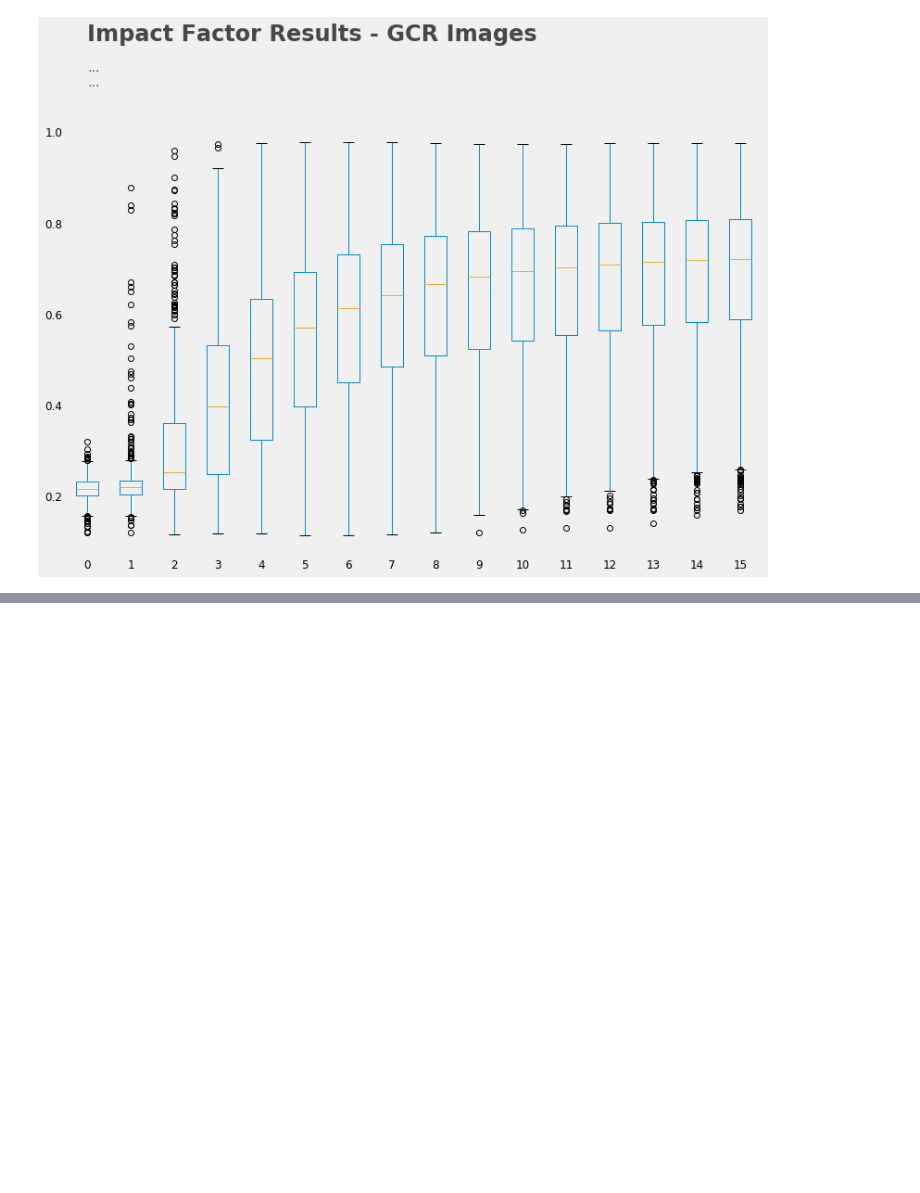
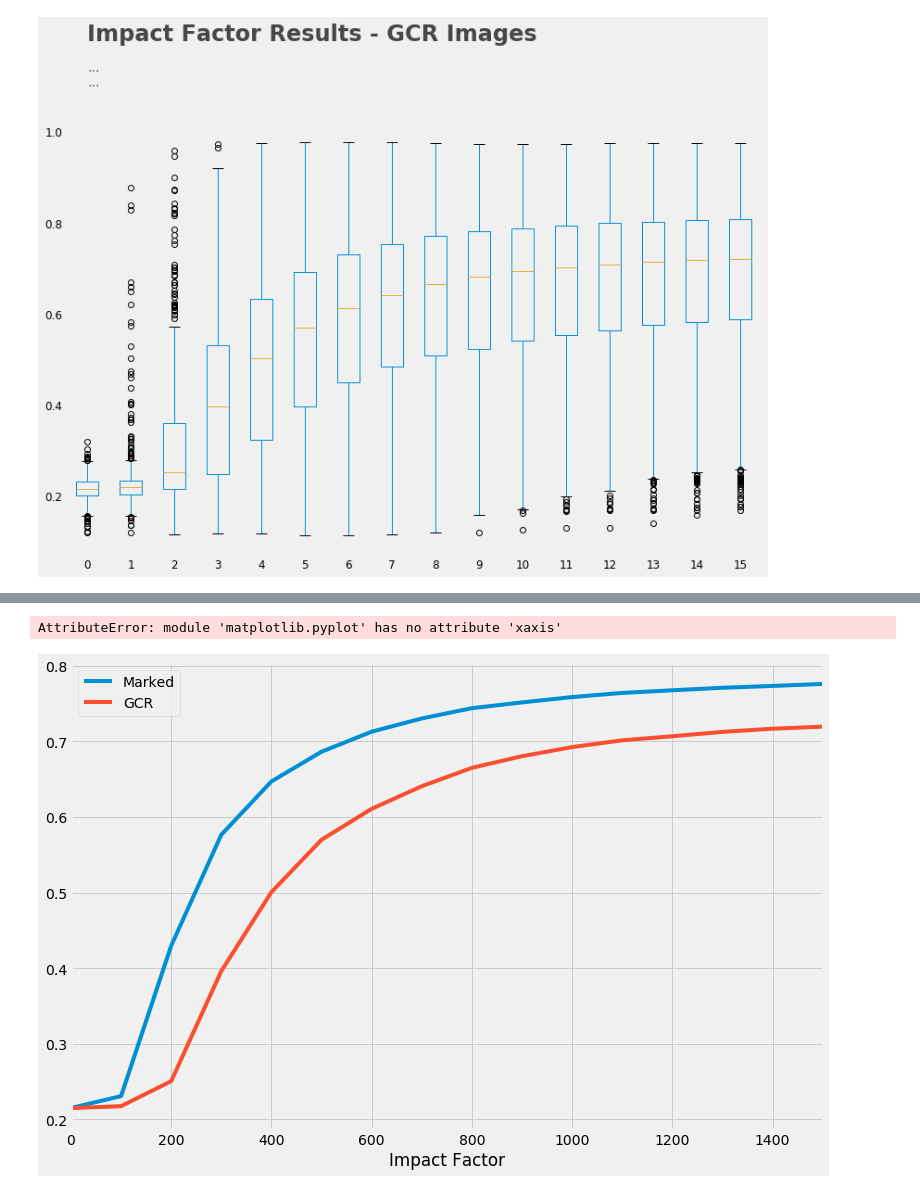
Before and after one commit to Call1st0/dft-based-watermarking-method-with-GCR-masking, a Jupyter notebook: impactFactorResults.ipynb, the cells around one changed output, grey strips where cells are left out. Drawn from its saved outputs; the diff is of its cells as text; code cells hidden in the pictures; blank space fills up the shorter version.

```diff
--- a/impactFactorResults.ipynb
+++ b/impactFactorResults.ipynb
@@ -70,0 +195,2 @@ Text(1, 1.1, '...\n...')
+# %%
+medianAll['Impact Factor'] = xRange
@@ -70,0 +246,46 @@ Text(1, 1.1, '...\n...')
+# %%
+# Colors: https://github.com/matplotlib/matplotlib/blob/38be7aeaaac3691560aeadafe46722dda427ef47/lib/matplotlib/mpl-data/stylelib/fivethirtyeight.mplstyle
+plt.style.use('fivethirtyeight')
+
+# Creating graph
+fig, ax1 = plt.subplots(figsize = (12,8))
+
+# Setting X-axis and first Y-axis
+ax1.set_xlabel('Impact Factor', color = '#000000', fontsize = 14)
+ax1.set_ylabel('Correlation', color = '#000000', fontsize = 14)
+
+# Creating a second Y-axis that shares the same X-axis
+ax2 = ax1.twinx()
+ax2.set_ylabel('', color = '#000000', fontsize = 14)
+
+# Creating a second X-axis that shares the same Y-axis
+ax2 = ax1.twiny()
+ax2.set_xlabel('', color = '#000000', fontsize = 14)
+
+# Show grid
+ax1.grid(False, which='major', axis='both')
+ax2.grid(True, which='major', axis='both')
+
+# Setting different colors for each variable
+xRange = range(0, 1501, 100)
+
+ax1.plot(xRange, medianAll['Marked'], color = '#888888')
+ax2.plot(xRange, medianAll['GCR'], color = '#c1c1c1')
+# %%
+plt.style.use('fivethirtyeight')
+
+medianAll.plot(x = "Impact Factor", y = ["Marked", "GCR"], figsize = (12, 8))
+
+# Setting top and bottom values for Y-axes
+plt.xaxis.set_visible(False)
+plt.ylim(bottom=0, top=1)
+
+# Saving figure as EPS
+PlotName = 'plots/ImpactFactor.eps'
+plt.savefig(PlotName, format="eps")
+
+# Displaying plot
+plt.show()
+# %% [output]
+AttributeError: module 'matplotlib.pyplot' has no attribute 'xaxis'
+[figure, added]
```
Also changed, not shown: parts of 16 cells of this notebook, 6 other files.
